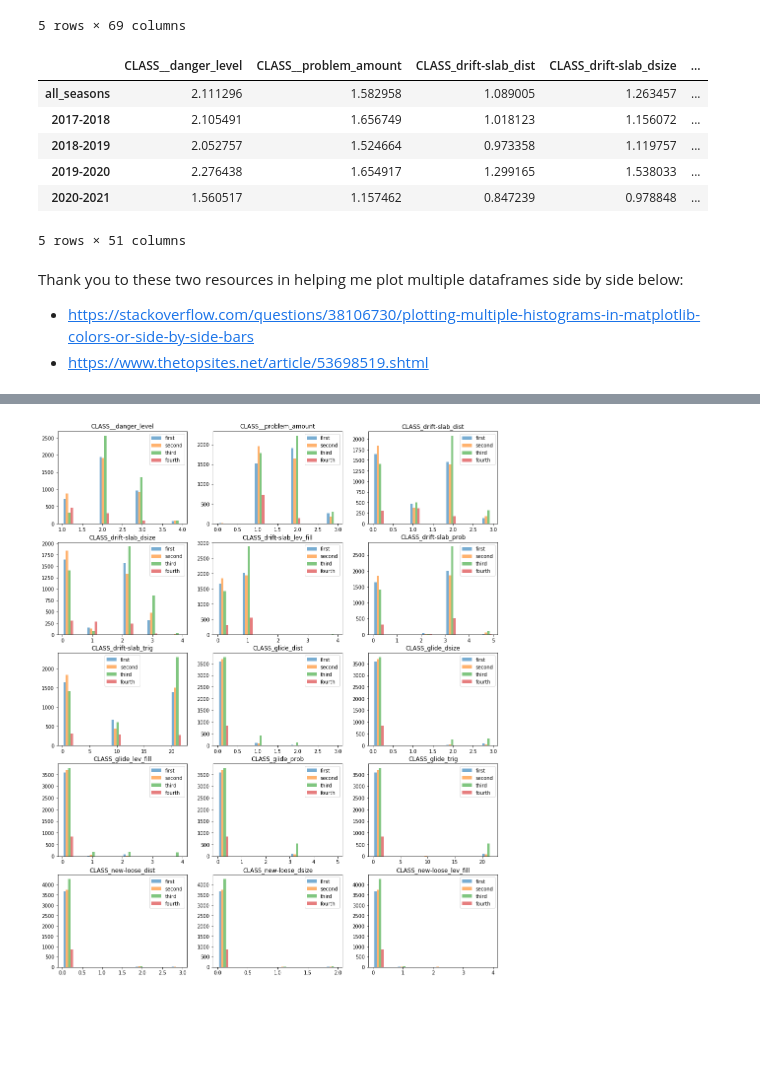
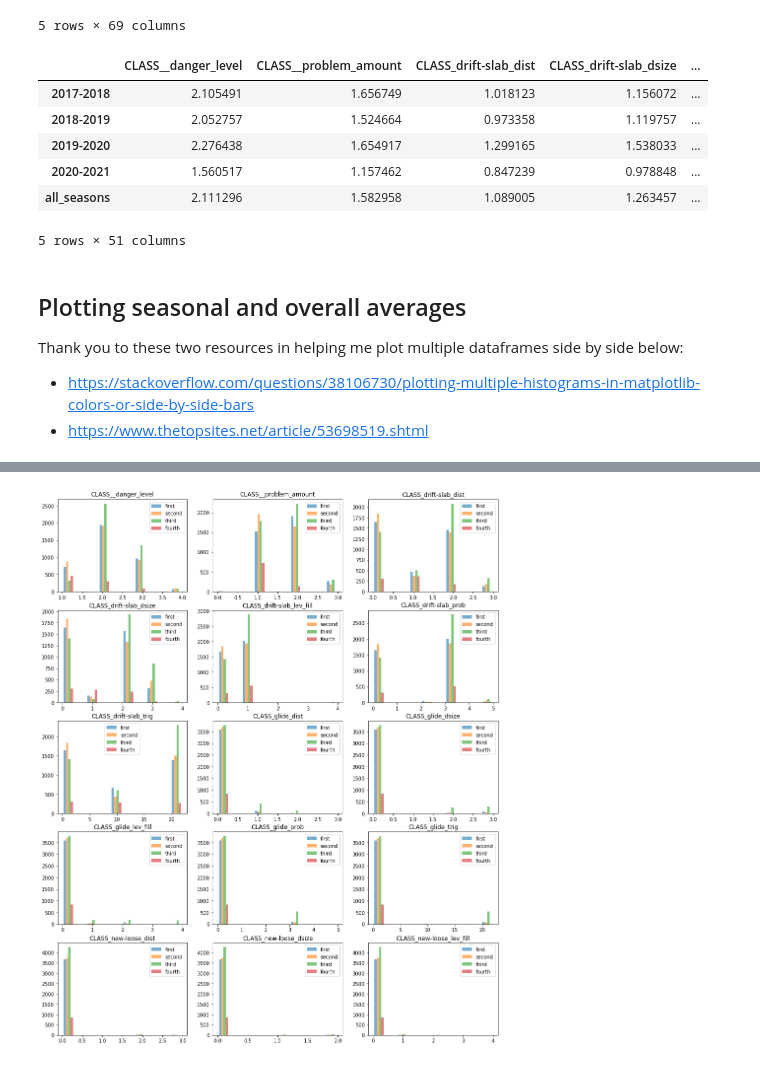
Before and after one commit to NVE/avalanche_ml, a Jupyter notebook: initial_correlations_notebook.ipynb, the cells around one changed output, grey strips where cells are left out. Drawn from its saved outputs; the diff is of its cells as text; code cells hidden in the pictures; blank space fills up the shorter version.

```diff
--- a/initial_correlations_notebook.ipynb
+++ b/initial_correlations_notebook.ipynb
@@ -266,17 +230,20 @@ drop_list = ['MULTI_wet-slab_aspect', 'MULTI_glide_aspect', 'MULTI_new-loose_asp
 
 label_means_seasons = label_means_seasons.drop(index=drop_list)
 # %%
-compare_means = pd.concat([label_means_all, label_means_seasons], axis=1).T
+reordered_idx = ['2017-2018', '2018-2019', '2019-2020', '2020-2021', 'all_seasons']
+compare_means = pd.concat([label_means_all, label_means_seasons], axis=1).T.loc[reordered_idx, :]
 compare_means
 # %% [output]
 |  | CLASS__danger_level | CLASS__problem_amount | CLASS_drift-slab_dist | CLASS_drift-slab_dsize | ... |
-| all_seasons | 2.111296 | 1.582958 | 1.089005 | 1.263457 | ... |
 | 2017-2018 | 2.105491 | 1.656749 | 1.018123 | 1.156072 | ... |
 | 2018-2019 | 2.052757 | 1.524664 | 0.973358 | 1.119757 | ... |
 | 2019-2020 | 2.276438 | 1.654917 | 1.299165 | 1.538033 | ... |
 | 2020-2021 | 1.560517 | 1.157462 | 0.847239 | 0.978848 | ... |
+| all_seasons | 2.111296 | 1.582958 | 1.089005 | 1.263457 | ... |
 5 rows × 51 columns
 # %% [markdown]
+## Plotting seasonal and overall averages
+
 Thank you to these two resources in helping me plot multiple dataframes side by side below:
 - https://stackoverflow.com/questions/38106730/plotting-multiple-histograms-in-matplotlib-colors-or-side-by-side-bars
 - https://www.thetopsites.net/article/53698519.shtml
```
Also changed, not shown: parts of 21 cells of this notebook.
